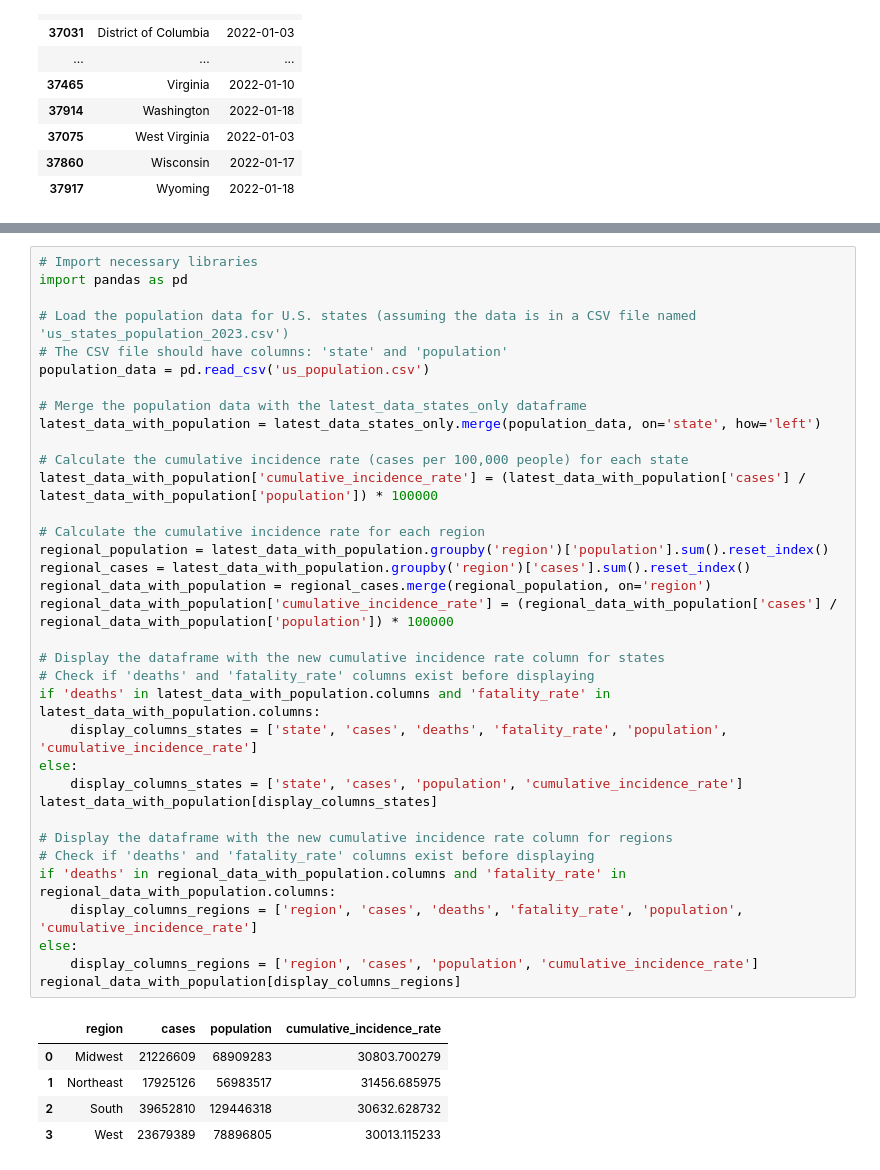
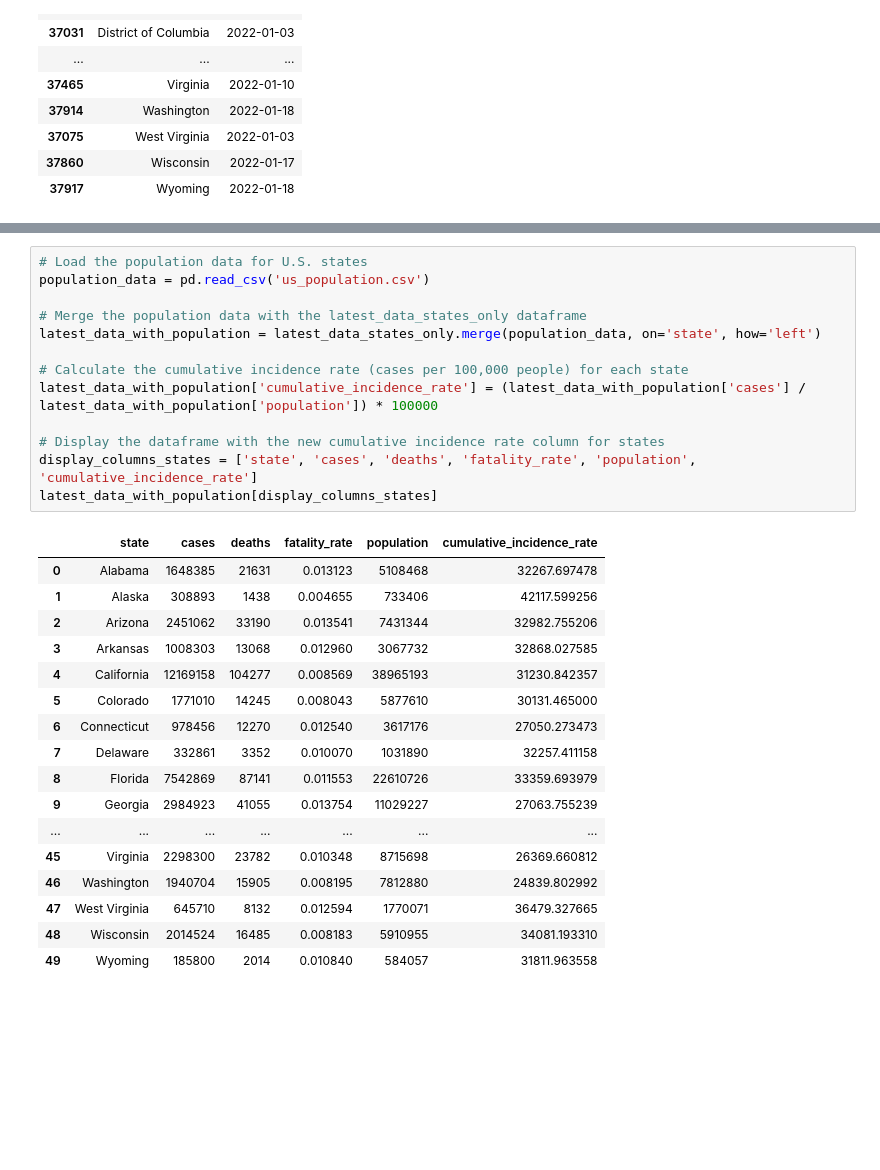
Before and after one commit to kyoichiq/covid_data_project, a Jupyter notebook: covid_data.ipynb, the cells around one changed output, grey strips where cells are left out. Drawn from its saved outputs; the diff is of its cells as text; blank space fills up the shorter version.

```diff
--- a/covid_data.ipynb
+++ b/covid_data.ipynb
@@ -116,41 +135,31 @@ regional_data[['region', 'cases', 'deaths', 'fatality_rate']]
 # %%
-# Import necessary libraries
-import pandas as pd
-
-# Load the population data for U.S. states (assuming the data is in a CSV file named 'us_states_population_2023.csv')
-# The CSV file should have columns: 'state' and 'population'
+# Load the population data for U.S. states
 population_data = pd.read_csv('us_population.csv')
 
 # Merge the population data with the latest_data_states_only dataframe
 latest_data_with_population = latest_data_states_only.merge(population_data, on='state', how='left')
 
 # Calculate the cumulative incidence rate (cases per 100,000 people) for each state
 latest_data_with_population['cumulative_incidence_rate'] = (latest_data_with_population['cases'] / latest_data_with_population['population']) * 100000
 
-# Calculate the cumulative incidence rate for each region
-regional_population = latest_data_with_population.groupby('region')['population'].sum().reset_index()
-regional_cases = latest_data_with_population.groupby('region')['cases'].sum().reset_index()
-regional_data_with_population = regional_cases.merge(regional_population, on='region')
-regional_data_with_population['cumulative_incidence_rate'] = (regional_data_with_population['cases'] / regional_data_with_population['population']) * 100000
-
 # Display the dataframe with the new cumulative incidence rate column for states
-# Check if 'deaths' and 'fatality_rate' columns exist before displaying
-if 'deaths' in latest_data_with_population.columns and 'fatality_rate' in latest_data_with_population.columns:
-    display_columns_states = ['state', 'cases', 'deaths', 'fatality_rate', 'population', 'cumulative_incidence_rate']
-else:
-    display_columns_states = ['state', 'cases', 'population', 'cumulative_incidence_rate']
+display_columns_states = ['state', 'cases', 'deaths', 'fatality_rate', 'population', 'cumulative_incidence_rate']
 latest_data_with_population[display_columns_states]
-
-# Display the dataframe with the new cumulative incidence rate column for regions
-# Check if 'deaths' and 'fatality_rate' columns exist before displaying
-if 'deaths' in regional_data_with_population.columns and 'fatality_rate' in regional_data_with_population.columns:
-    display_columns_regions = ['region', 'cases', 'deaths', 'fatality_rate', 'population', 'cumulative_incidence_rate']
-else:
-    display_columns_regions = ['region', 'cases', 'population', 'cumulative_incidence_rate']
-regional_data_with_population[display_columns_regions]
 # %% [output]
-|  | region | cases | population | cumulative_incidence_rate |
-| 0 | Midwest | 21226609 | 68909283 | 30803.700279 |
-| 1 | Northeast | 17925126 | 56983517 | 31456.685975 |
-| 2 | South | 39652810 | 129446318 | 30632.628732 |
-| 3 | West | 23679389 | 78896805 | 30013.115233 |
+|  | state | cases | deaths | fatality_rate | population | cumulative_incidence_rate |
+| 0 | Alabama | 1648385 | 21631 | 0.013123 | 5108468 | 32267.697478 |
+| 1 | Alaska | 308893 | 1438 | 0.004655 | 733406 | 42117.599256 |
+| 2 | Arizona | 2451062 | 33190 | 0.013541 | 7431344 | 32982.755206 |
+| 3 | Arkansas | 1008303 | 13068 | 0.012960 | 3067732 | 32868.027585 |
+| 4 | California | 12169158 | 104277 | 0.008569 | 38965193 | 31230.842357 |
+| 5 | Colorado | 1771010 | 14245 | 0.008043 | 5877610 | 30131.465000 |
+| 6 | Connecticut | 978456 | 12270 | 0.012540 | 3617176 | 27050.273473 |
+| 7 | Delaware | 332861 | 3352 | 0.010070 | 1031890 | 32257.411158 |
+| 8 | Florida | 7542869 | 87141 | 0.011553 | 22610726 | 33359.693979 |
+| 9 | Georgia | 2984923 | 41055 | 0.013754 | 11029227 | 27063.755239 |
+| ... | ... | ... | ... | ... | ... | ... |
+| 45 | Virginia | 2298300 | 23782 | 0.010348 | 8715698 | 26369.660812 |
+| 46 | Washington | 1940704 | 15905 | 0.008195 | 7812880 | 24839.802992 |
+| 47 | West Virginia | 645710 | 8132 | 0.012594 | 1770071 | 36479.327665 |
+| 48 | Wisconsin | 2014524 | 16485 | 0.008183 | 5910955 | 34081.193310 |
+| 49 | Wyoming | 185800 | 2014 | 0.010840 | 584057 | 31811.963558 |
```
Also changed, not shown: parts of 7 cells of this notebook.
